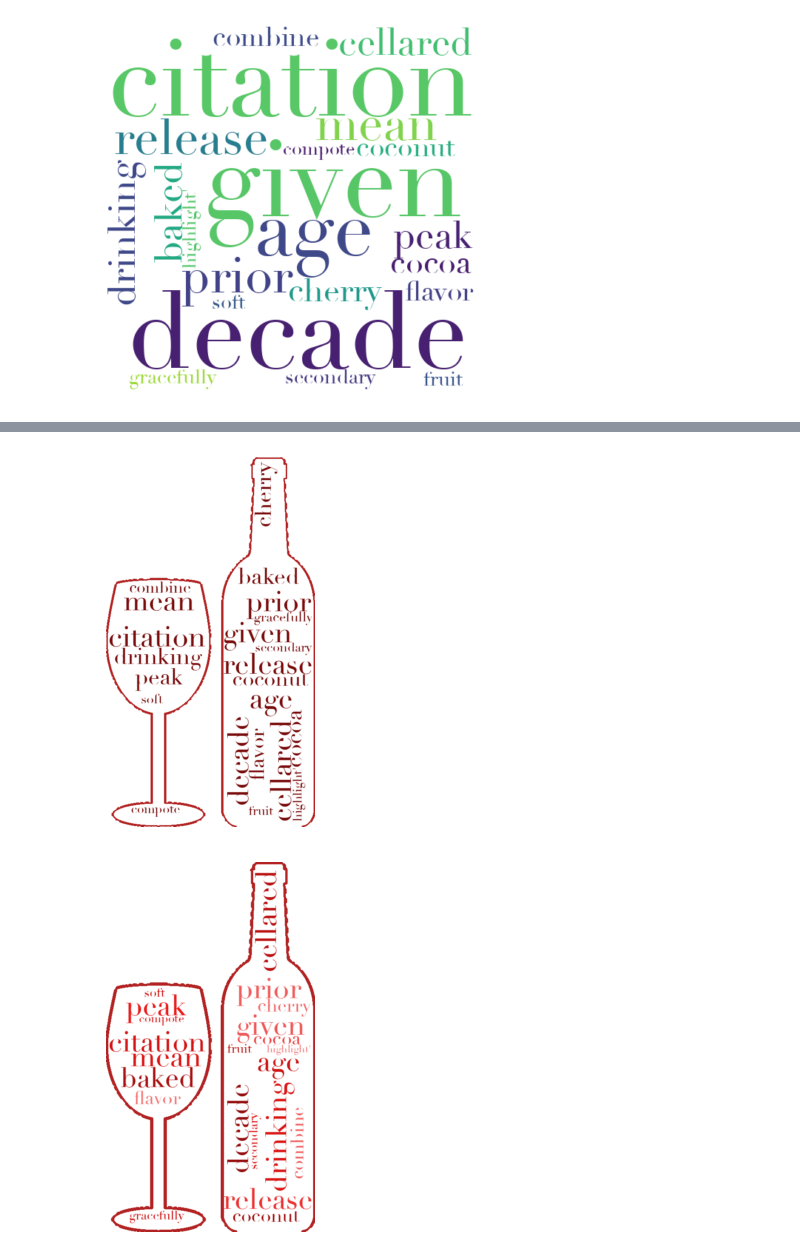
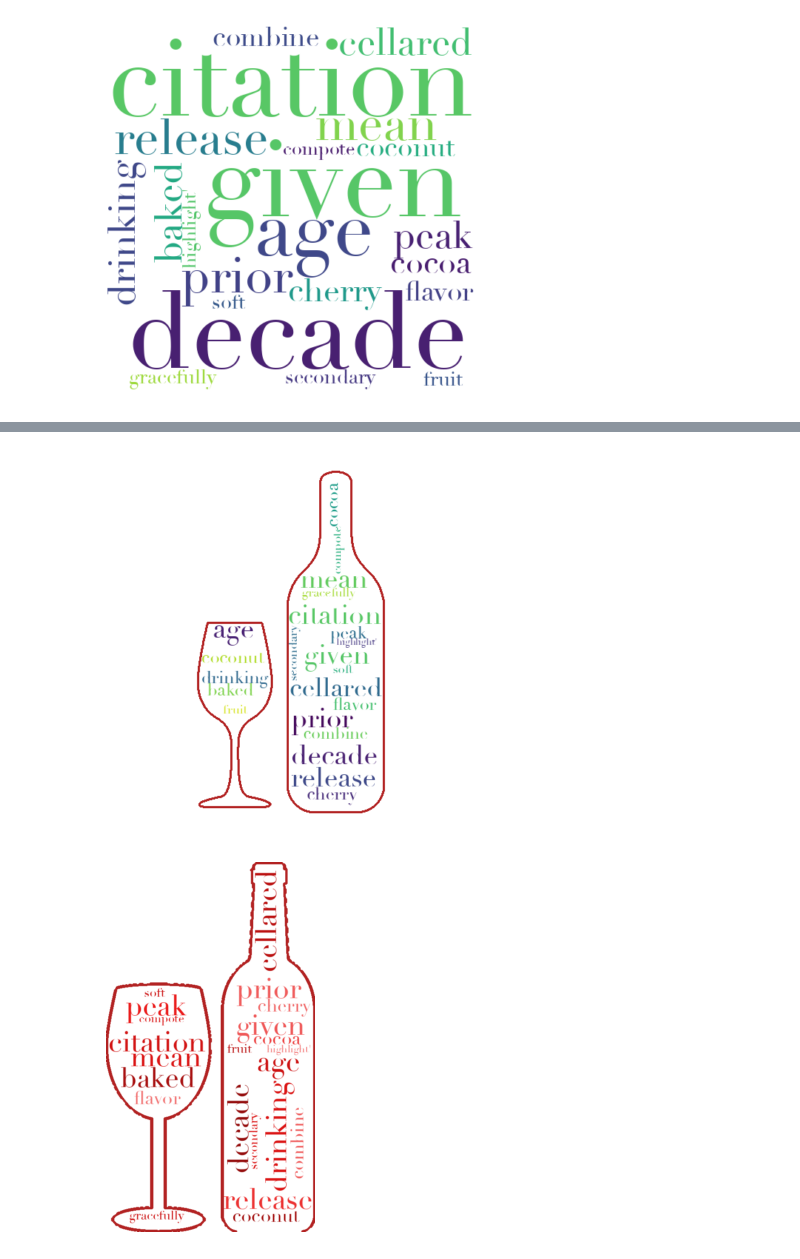
Before and after one commit to Liedjieboer/forward_farming, a Jupyter notebook: NLP/wordcloud_generator.ipynb, the cells around one changed output, grey strips where cells are left out. Saved outputs shown, nothing was run; the diff lists cells and outputs as text; code cells hidden in the pictures.

```diff
--- a/NLP/wordcloud_generator.ipynb
+++ b/NLP/wordcloud_generator.ipynb
@@ -186,17 +209,21 @@ def one_color_func(word=None, font_size=None,
     l = 26 # 0 - 100
     return "hsl({}, {}%, {}%)".format(h, s, l)
 # %%
+mask = np.array(Image.open('/Users/nico_marais/code/Liedjieboer/forward_farming/wordcloud_masks/wine_mask.png'))
+
+maskable_image = np.ndarray((mask.shape[0],mask.shape[1]), np.int32)
+
 wc = WordCloud(stopwords=STOPWORDS, font_path=font_path,
                mask=mask, background_color="white",
                max_words=2000, max_font_size=256, contour_width=3, contour_color='firebrick',
                random_state=42, width=mask.shape[1],
-               height=mask.shape[0], color_func=one_color_func)
+               height=mask.shape[0])
 wc.generate(str(stem_desc))
 plt.imshow(wc, interpolation="bilinear")
 plt.axis('off')
 plt.show()
 # %% [output]
-[figure, old version]
+[figure, new version]
 # %%
 def similar_color_func(word=None, font_size=None,
                        position=None, orientation=None,
```
Also changed, not shown: parts of 4 cells of this notebook, 28 other files.
